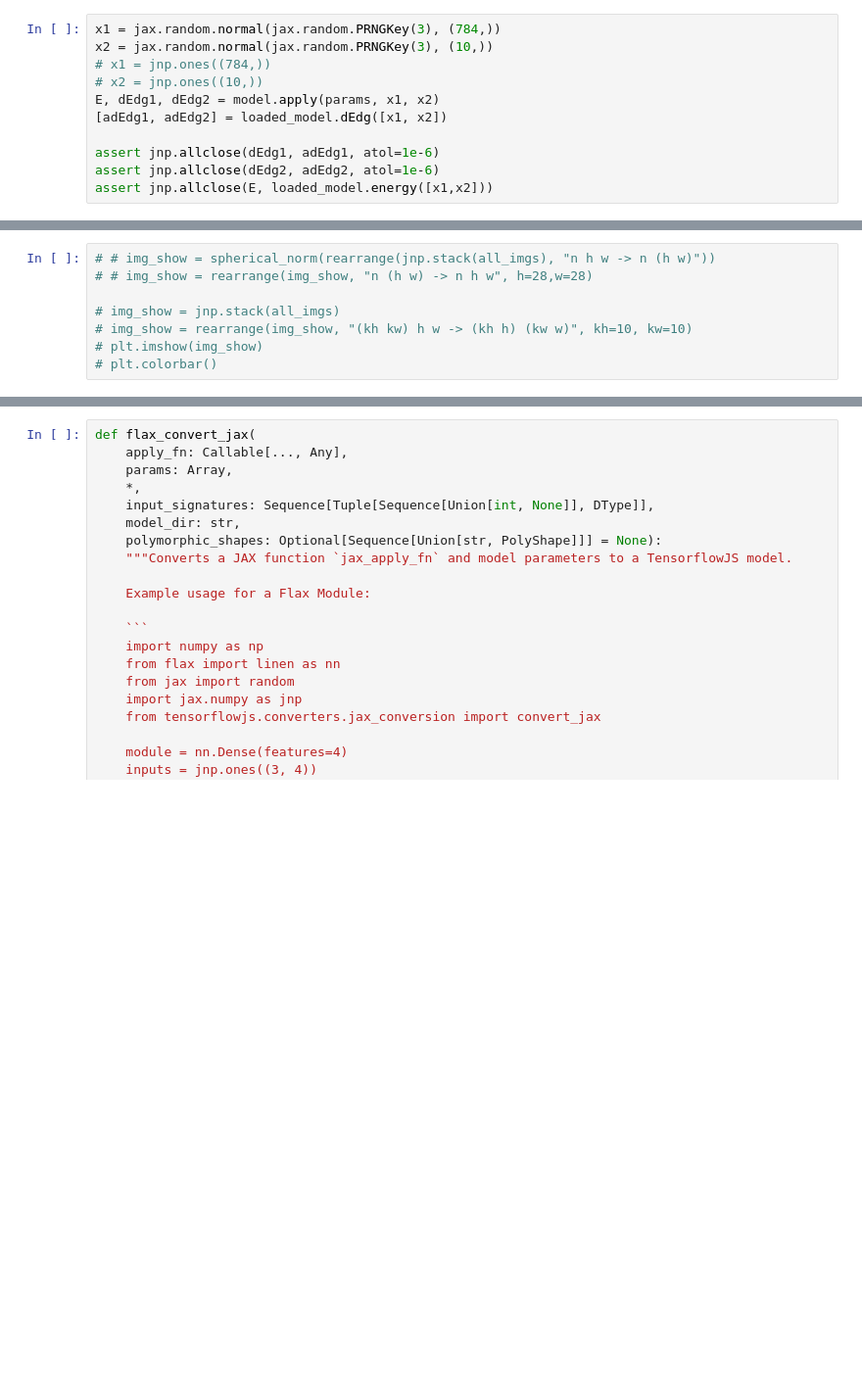
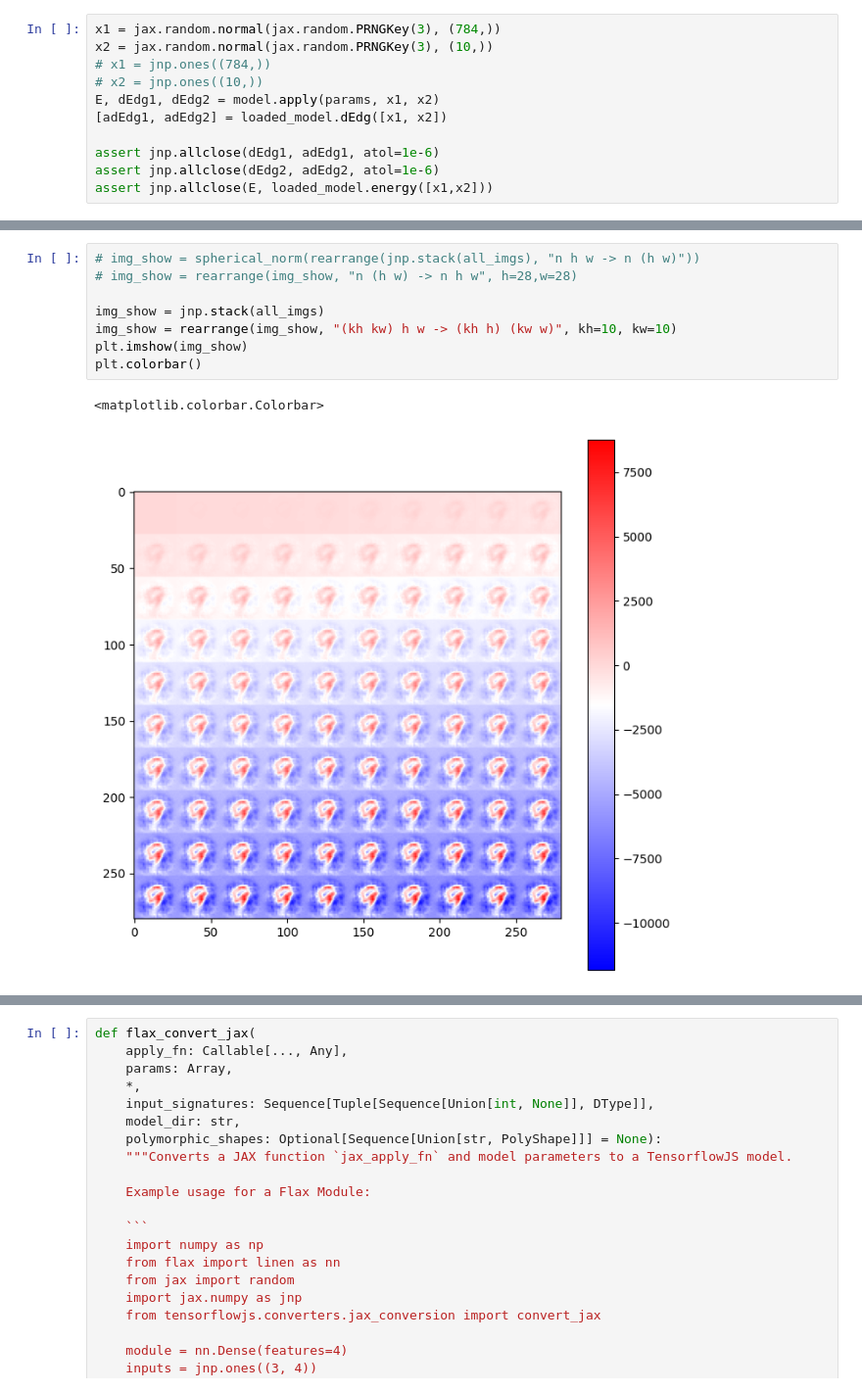
Before and after one commit to bhoov/hamux, a Jupyter notebook: examples/MNIST Interaction.ipynb, the cells around one changed output, grey strips where cells are left out. Shown at 98% size. Drawn from its saved outputs; the diff is of its cells as text; blank space fills up the shorter version.

```diff
--- a/examples/MNIST Interaction.ipynb
+++ b/examples/MNIST Interaction.ipynb
@@ -808,11 +810,14 @@ for i in range(depth):
 # %%
-# # img_show = spherical_norm(rearrange(jnp.stack(all_imgs), "n h w -> n (h w)"))
-# # img_show = rearrange(img_show, "n (h w) -> n h w", h=28,w=28)
+# img_show = spherical_norm(rearrange(jnp.stack(all_imgs), "n h w -> n (h w)"))
+# img_show = rearrange(img_show, "n (h w) -> n h w", h=28,w=28)
 
-# img_show = jnp.stack(all_imgs)
-# img_show = rearrange(img_show, "(kh kw) h w -> (kh h) (kw w)", kh=10, kw=10)
-# plt.imshow(img_show)
-# plt.colorbar()
+img_show = jnp.stack(all_imgs)
+img_show = rearrange(img_show, "(kh kw) h w -> (kh h) (kw w)", kh=10, kw=10)
+plt.imshow(img_show)
+plt.colorbar()
+# %% [output]
+<matplotlib.colorbar.Colorbar>
+[figure, added]
 # %%
 plt.plot(jnp.stack(energies))
 # %% [output]
```
Also changed, not shown: parts of 4 cells of this notebook, 2 other files.
